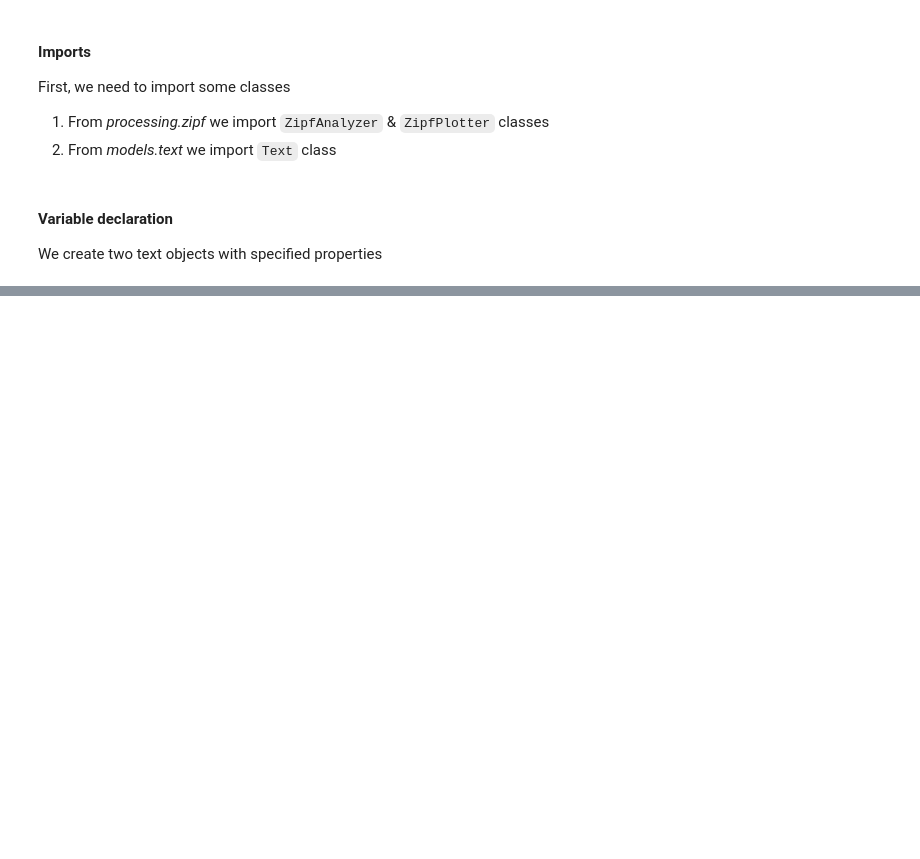
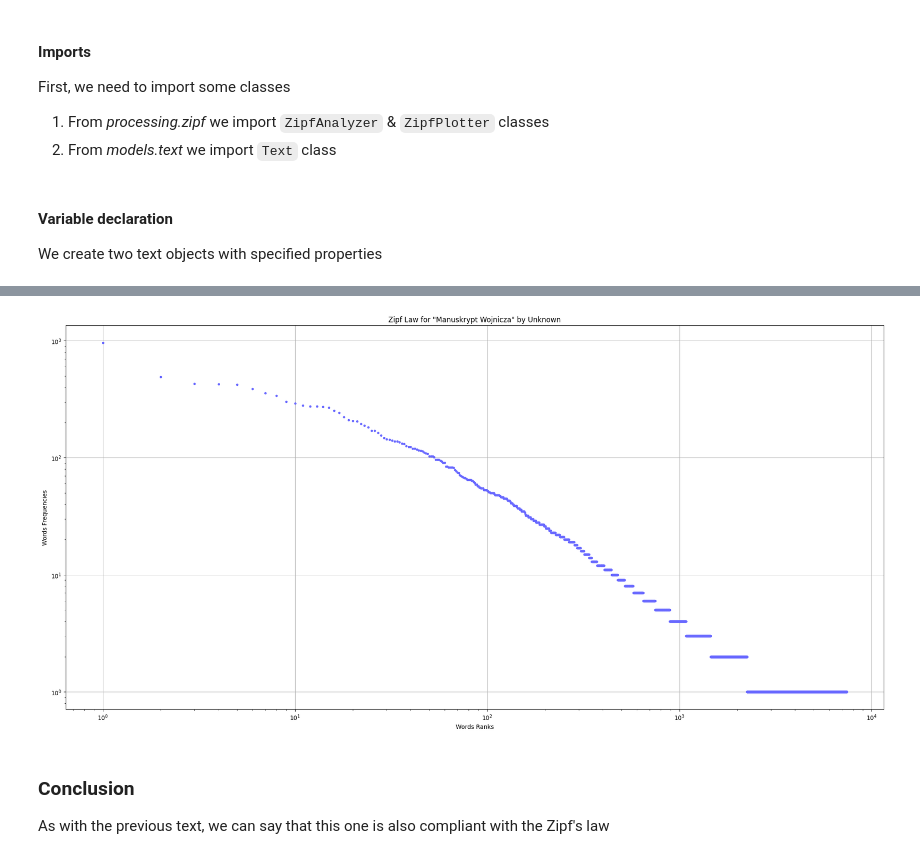
Before and after one commit to MarcinZ20/NLP-Text-Analysis, a Jupyter notebook: src/analysis.ipynb, the cells around one changed output, grey strips where cells are left out. Drawn from its saved outputs; the diff is of its cells as text; code cells hidden in the pictures; blank space fills up the shorter version.

```diff
--- a/src/analysis.ipynb
+++ b/src/analysis.ipynb
@@ -143,0 +185,7 @@ AM AM: 2
+# %%
+plot_zipf_law(text_2, ranks, freq)
+# %% [output]
+[figure, added]
+# %% [markdown]
+### Conclusion
+As with the previous text, we can say that this one is also compliant with the Zipf's law
```
Also changed, not shown: parts of 15 cells of this notebook, 9 other files.
